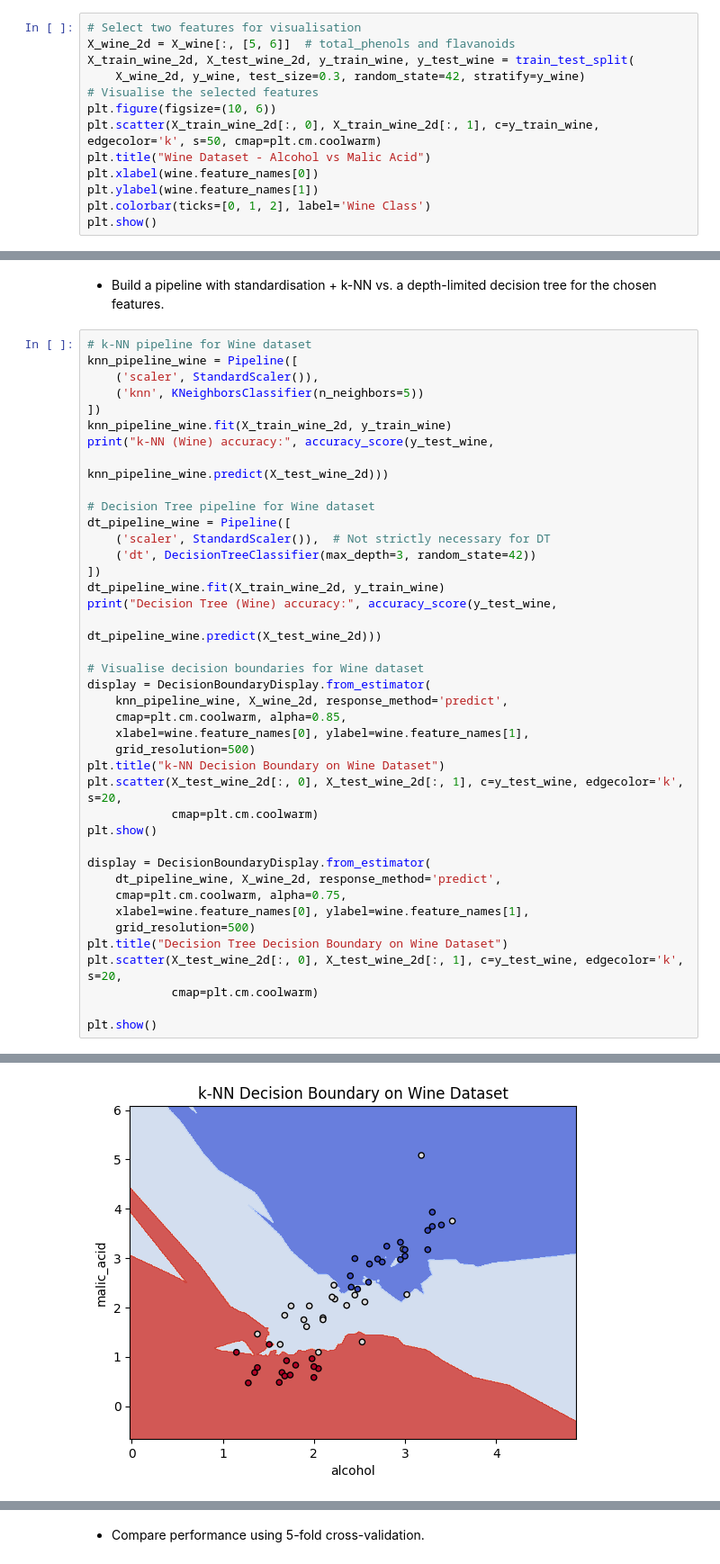
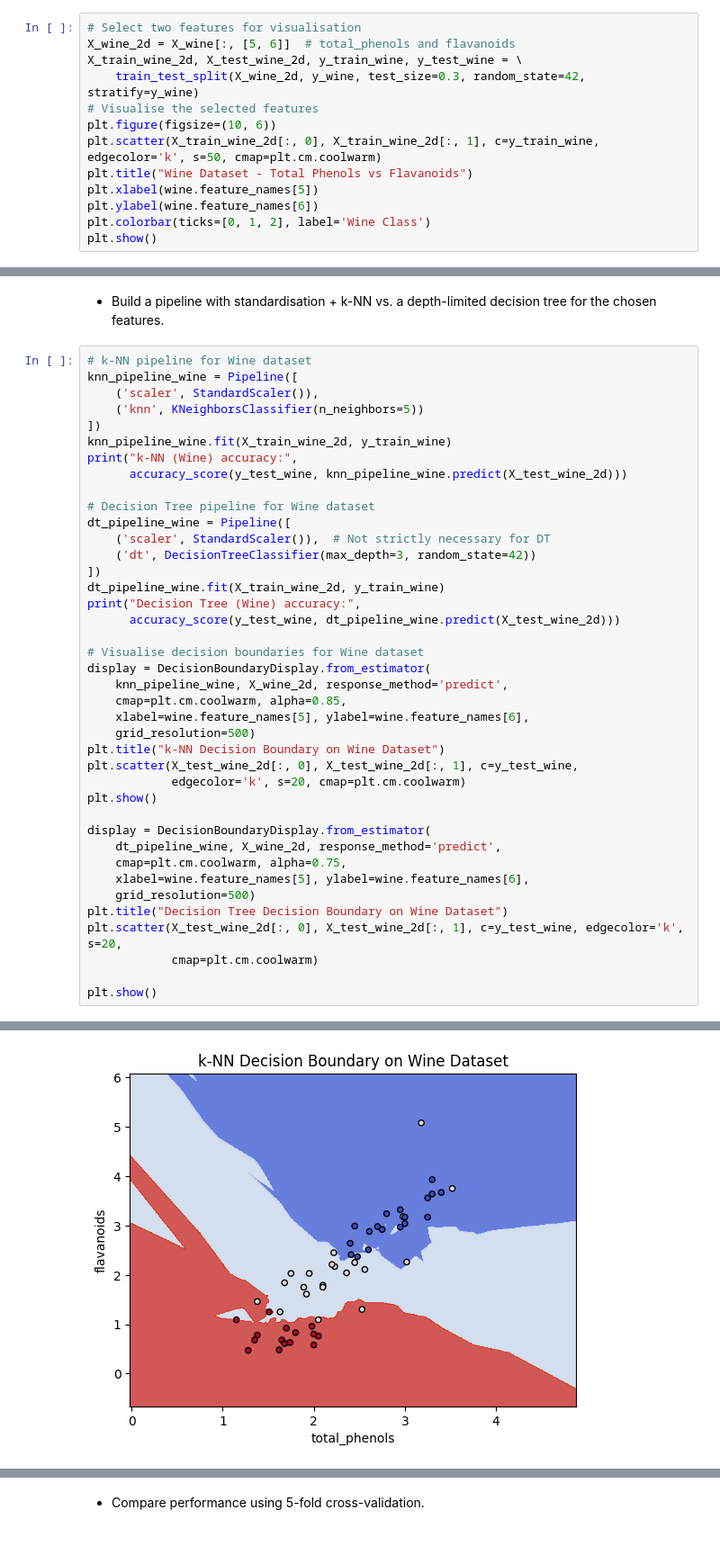
Before and after one commit to UG-Team-Data-Science/ml-workshop, a Jupyter notebook: src/S03 Supervised Learning - Classification and Evaluation/S03C04 k-NNs and Decision Trees.ipynb, the cells around one changed output, grey strips where cells are left out. Shown at 90% size. Cells and saved outputs as stored; diff of their text form.

```diff
--- a/src/S03 Supervised Learning - Classification and Evaluation/S03C04 k-NNs and Decision Trees.ipynb
+++ b/src/S03 Supervised Learning - Classification and Evaluation/S03C04 k-NNs and Decision Trees.ipynb
@@ -308,14 +308,14 @@ plt.show()
 # %%
 # Select two features for visualisation
 X_wine_2d = X_wine[:, [5, 6]]  # total_phenols and flavanoids
-X_train_wine_2d, X_test_wine_2d, y_train_wine, y_test_wine = train_test_split(
-    X_wine_2d, y_wine, test_size=0.3, random_state=42, stratify=y_wine)
+X_train_wine_2d, X_test_wine_2d, y_train_wine, y_test_wine = \
+    train_test_split(X_wine_2d, y_wine, test_size=0.3, random_state=42, stratify=y_wine)
 # Visualise the selected features
 plt.figure(figsize=(10, 6))
 plt.scatter(X_train_wine_2d[:, 0], X_train_wine_2d[:, 1], c=y_train_wine, edgecolor='k', s=50, cmap=plt.cm.coolwarm)
-plt.title("Wine Dataset - Alcohol vs Malic Acid")
-plt.xlabel(wine.feature_names[0])
-plt.ylabel(wine.feature_names[1])
+plt.title("Wine Dataset - Total Phenols vs Flavanoids")
+plt.xlabel(wine.feature_names[5])
+plt.ylabel(wine.feature_names[6])
 plt.colorbar(ticks=[0, 1, 2], label='Wine Class')
 plt.show()
 # %% [output]
@@ -329,40 +329,40 @@ knn_pipeline_wine = Pipeline([
     ('knn', KNeighborsClassifier(n_neighbors=5))
 ])
 knn_pipeline_wine.fit(X_train_wine_2d, y_train_wine)
-print("k-NN (Wine) accuracy:", accuracy_score(y_test_wine,
-                                              knn_pipeline_wine.predict(X_test_wine_2d)))
+print("k-NN (Wine) accuracy:",
+      accuracy_score(y_test_wine, knn_pipeline_wine.predict(X_test_wine_2d)))
 
 # Decision Tree pipeline for Wine dataset
 dt_pipeline_wine = Pipeline([
     ('scaler', StandardScaler()),  # Not strictly necessary for DT
     ('dt', DecisionTreeClassifier(max_depth=3, random_state=42))
 ])
 dt_pipeline_wine.fit(X_train_wine_2d, y_train_wine)
-print("Decision Tree (Wine) accuracy:", accuracy_score(y_test_wine,
-                                                       dt_pipeline_wine.predict(X_test_wine_2d)))
+print("Decision Tree (Wine) accuracy:",
+      accuracy_score(y_test_wine, dt_pipeline_wine.predict(X_test_wine_2d)))
 
 # Visualise decision boundaries for Wine dataset
 display = DecisionBoundaryDisplay.from_estimator(
     knn_pipeline_wine, X_wine_2d, response_method='predict',
     cmap=plt.cm.coolwarm, alpha=0.85,
-    xlabel=wine.feature_names[0], ylabel=wine.feature_names[1],
+    xlabel=wine.feature_names[5], ylabel=wine.feature_names[6],
     grid_resolution=500)
 plt.title("k-NN Decision Boundary on Wine Dataset")
-plt.scatter(X_test_wine_2d[:, 0], X_test_wine_2d[:, 1], c=y_test_wine, edgecolor='k', s=20,
-            cmap=plt.cm.coolwarm)
+plt.scatter(X_test_wine_2d[:, 0], X_test_wine_2d[:, 1], c=y_test_wine,
+            edgecolor='k', s=20, cmap=plt.cm.coolwarm)
 plt.show()
 
 display = DecisionBoundaryDisplay.from_estimator(
     dt_pipeline_wine, X_wine_2d, response_method='predict',
     cmap=plt.cm.coolwarm, alpha=0.75,
-    xlabel=wine.feature_names[0], ylabel=wine.feature_names[1],
+    xlabel=wine.feature_names[5], ylabel=wine.feature_names[6],
     grid_resolution=500)
 plt.title("Decision Tree Decision Boundary on Wine Dataset")
 plt.scatter(X_test_wine_2d[:, 0], X_test_wine_2d[:, 1], c=y_test_wine, edgecolor='k', s=20,
             cmap=plt.cm.coolwarm)
 
 plt.show()
 # %% [output]
 k-NN (Wine) accuracy: 0.7777777777777778
 Decision Tree (Wine) accuracy: 0.8333333333333334
-[figure, old version]
+[figure, new version]
```
Also changed, not shown: parts of 2 cells of this notebook.
